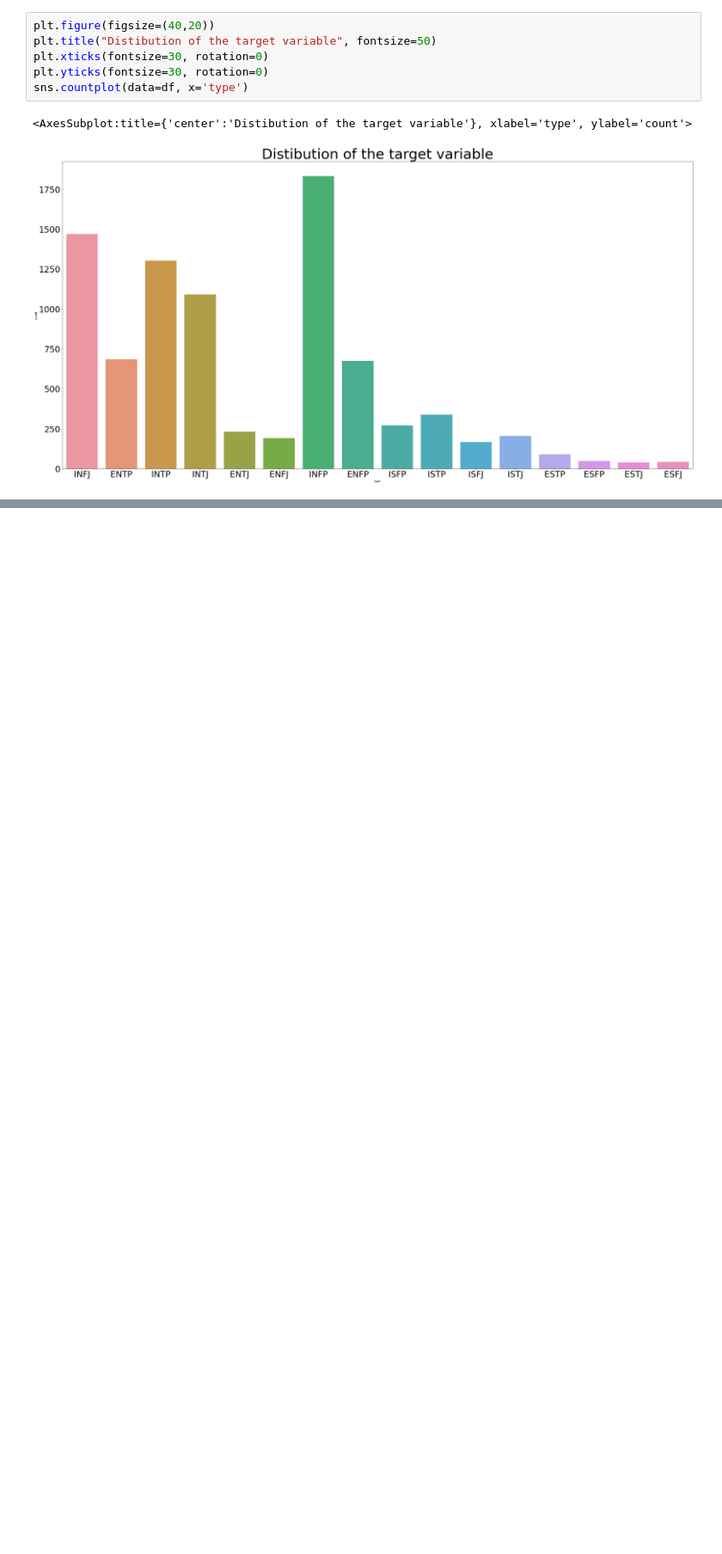
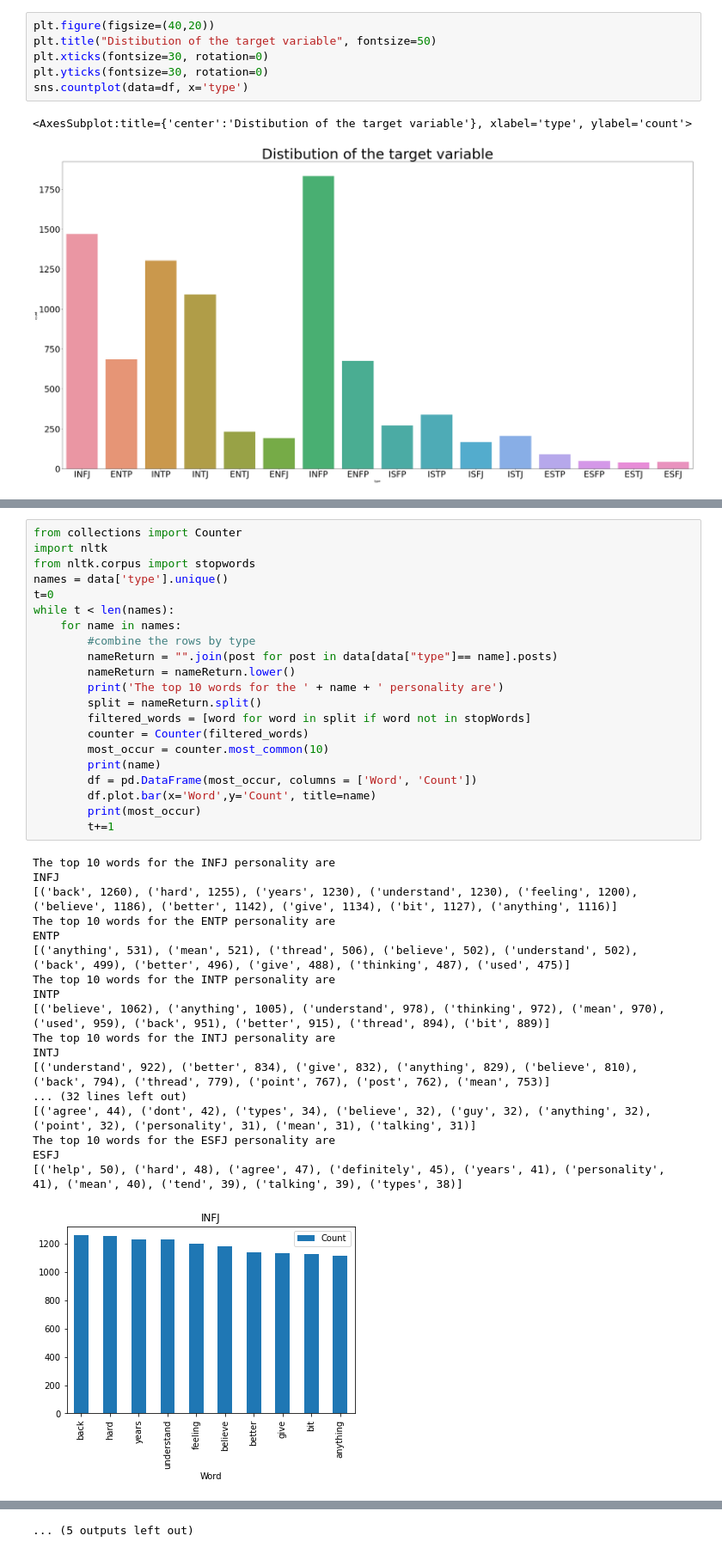
Before and after one commit to KatiuscaQ/Myers_Briggs_Type_Indicator, a Jupyter notebook: visuals_charts.ipynb, the cells around one changed output, grey strips where cells are left out. Shown at 86% size. Saved outputs shown, nothing was run; the diff lists cells and outputs as text; blank space fills up the shorter version.

```diff
--- a/visuals_charts.ipynb
+++ b/visuals_charts.ipynb
@@ -28,0 +89,40 @@ sns.countplot(data=df, x='type')
+# %%
+from collections import Counter
+import nltk
+from nltk.corpus import stopwords
+names = data['type'].unique()
+t=0
+while t < len(names):
+    for name in names:
+        #combine the rows by type
+        nameReturn = "".join(post for post in data[data["type"]== name].posts)
+        nameReturn = nameReturn.lower()
+        print('The top 10 words for the ' + name + ' personality are')
+        split = nameReturn.split()
+        filtered_words = [word for word in split if word not in stopWords]
+        counter = Counter(filtered_words)
+        most_occur = counter.most_common(10)
+        print(name)
+        df = pd.DataFrame(most_occur, columns = ['Word', 'Count'])
+        df.plot.bar(x='Word',y='Count', title=name)
+        print(most_occur)
+        t+=1
+# %% [output]
+The top 10 words for the INFJ personality are
+INFJ
+[('back', 1260), ('hard', 1255), ('years', 1230), ('understand', 1230), ('feeling', 1200), ('believe', 1186), ('better', 1142), ('give', 1134), ('bit', 1127), ('anything', 1116)]
+The top 10 words for the ENTP personality are
+ENTP
+[('anything', 531), ('mean', 521), ('thread', 506), ('believe', 502), ('understand', 502), ('back', 499), ('better', 496), ('give', 488), ('thinking', 487), ('used', 475)]
+The top 10 words for the INTP personality are
+INTP
+[('believe', 1062), ('anything', 1005), ('understand', 978), ('thinking', 972), ('mean', 970), ('used', 959), ('back', 951), ('better', 915), ('thread', 894), ('bit', 889)]
+The top 10 words for the INTJ personality are
+INTJ
+[('understand', 922), ('better', 834), ('give', 832), ('anything', 829), ('believe', 810), ('back', 794), ('thread', 779), ('point', 767), ('post', 762), ('mean', 753)]
+... (32 lines left out)
+[('agree', 44), ('dont', 42), ('types', 34), ('believe', 32), ('guy', 32), ('anything', 32), ('point', 32), ('personality', 31), ('mean', 31), ('talking', 31)]
+The top 10 words for the ESFJ personality are
+ESFJ
+[('help', 50), ('hard', 48), ('agree', 47), ('definitely', 45), ('years', 41), ('personality', 41), ('mean', 40), ('tend', 39), ('talking', 39), ('types', 38)]
+[figure, added]
@@ -28,0 +139 @@ sns.countplot(data=df, x='type')
+... (5 outputs left out)
```
Also changed, not shown: parts of 10 cells of this notebook.
